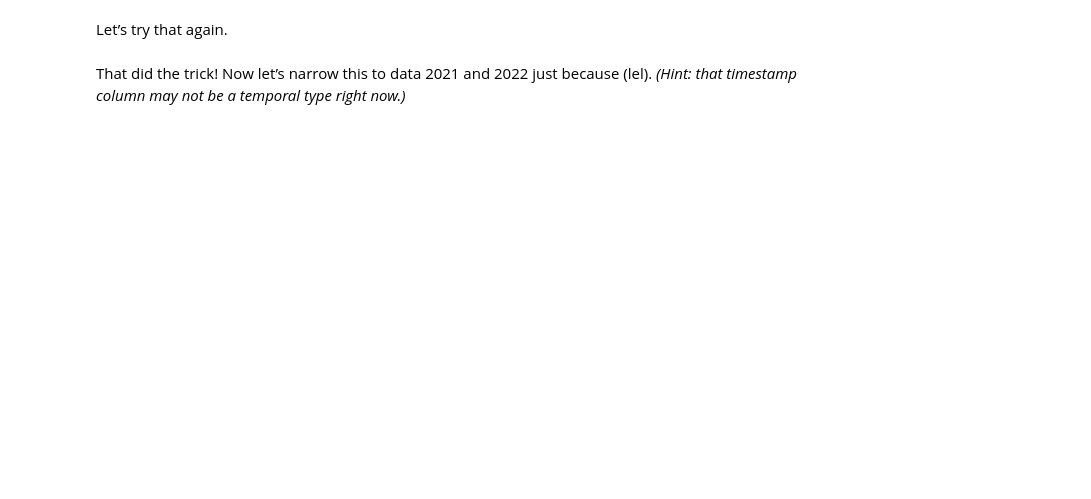
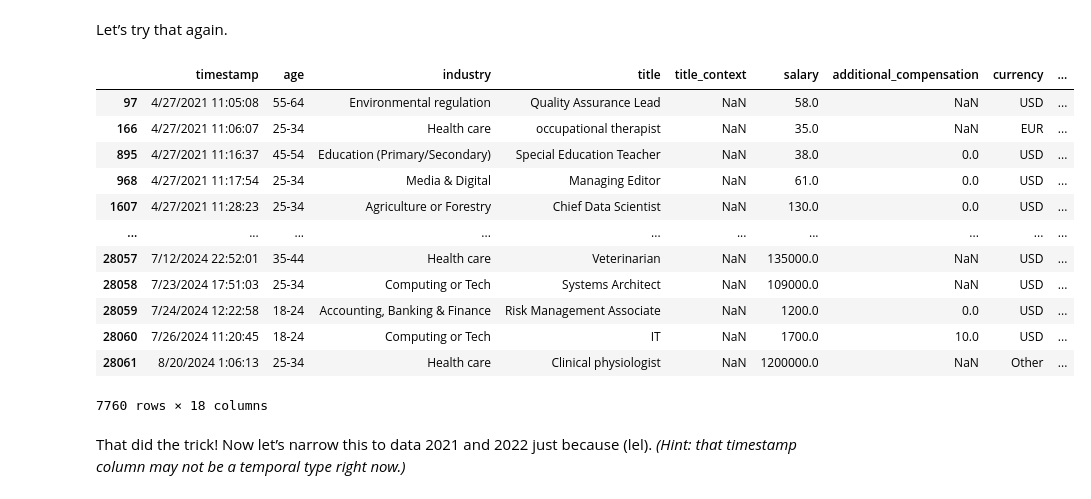
Before and after one commit to AndrewLamCS/my-fork-2024-DS-Fri-1230, a Jupyter notebook: Week-02-DS-Overview-and-Data/Exercise-AL.ipynb, the cells around one changed output. Saved outputs shown, nothing was run; the diff lists cells and outputs as text; code cells hidden in the pictures; blank space fills up the shorter version.

```diff
--- a/Week-02-DS-Overview-and-Data/Exercise-AL.ipynb
+++ b/Week-02-DS-Overview-and-Data/Exercise-AL.ipynb
@@ -511,6 +574,22 @@ Well, pooh! We forgot that `salary` isn’t numeric. Something wrong must be fix
 Let’s try that again.
 # %%
 # Try it again. Yeah!
+
+df_salary_state
+# %% [output]
+|  | timestamp | age | industry | title | title_context | salary | additional_compensation | currency | ... |
+| 97 | 4/27/2021 11:05:08 | 55-64 | Environmental regulation | Quality Assurance Lead | NaN | 58.0 | NaN | USD | ... |
+| 166 | 4/27/2021 11:06:07 | 25-34 | Health care | occupational therapist | NaN | 35.0 | NaN | EUR | ... |
+| 895 | 4/27/2021 11:16:37 | 45-54 | Education (Primary/Secondary) | Special Education Teacher | NaN | 38.0 | 0.0 | USD | ... |
+| 968 | 4/27/2021 11:17:54 | 25-34 | Media & Digital | Managing Editor | NaN | 61.0 | 0.0 | USD | ... |
+| 1607 | 4/27/2021 11:28:23 | 25-34 | Agriculture or Forestry | Chief Data Scientist | NaN | 130.0 | 0.0 | USD | ... |
+| ... | ... | ... | ... | ... | ... | ... | ... | ... | ... |
+| 28057 | 7/12/2024 22:52:01 | 35-44 | Health care | Veterinarian | NaN | 135000.0 | NaN | USD | ... |
+| 28058 | 7/23/2024 17:51:03 | 25-34 | Computing or Tech | Systems Architect | NaN | 109000.0 | NaN | USD | ... |
+| 28059 | 7/24/2024 12:22:58 | 18-24 | Accounting, Banking & Finance | Risk Management Associate | NaN | 1200.0 | 0.0 | USD | ... |
+| 28060 | 7/26/2024 11:20:45 | 18-24 | Computing or Tech | IT | NaN | 1700.0 | 10.0 | USD | ... |
+| 28061 | 8/20/2024 1:06:13 | 25-34 | Health care | Clinical physiologist | NaN | 1200000.0 | NaN | Other | ... |
+7760 rows × 18 columns
 # %% [markdown]
 That did the trick! Now let’s narrow this to data 2021 and 2022 just because (lel). *(Hint: that timestamp column may not be a temporal type right now.)*
 # %%
```
Also changed, not shown: parts of 11 cells of this notebook.
